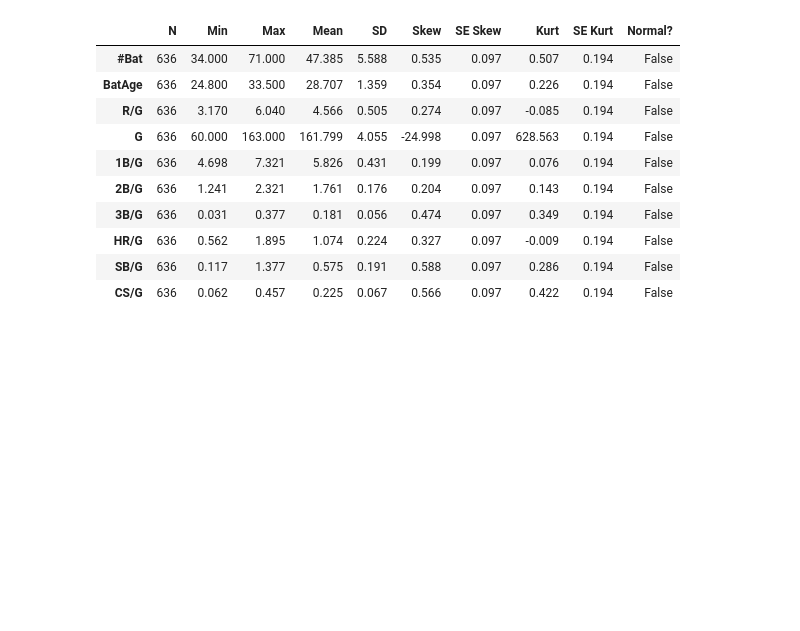
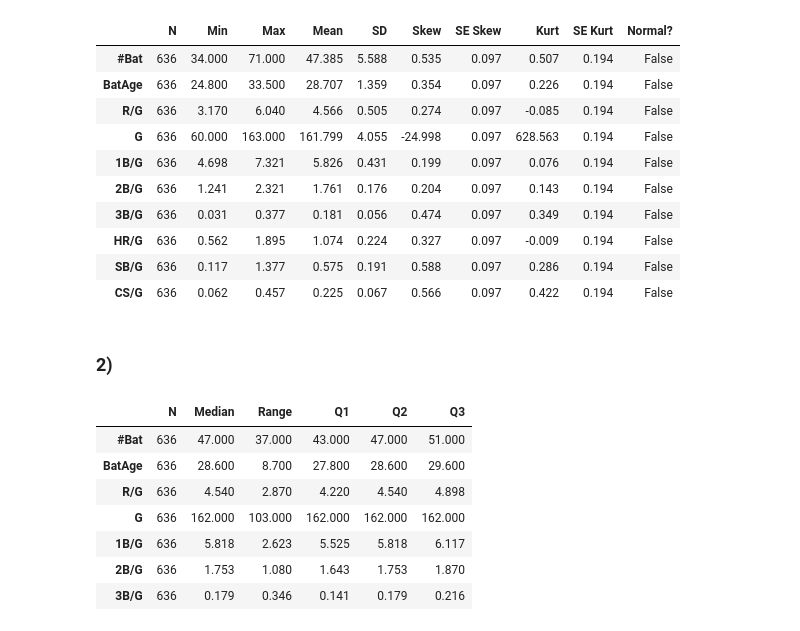
Before and after one commit to eltonneman/math4581_computer_lab, a Jupyter notebook: teamstats_report.ipynb, the cells around one changed output. Saved outputs shown, nothing was run; the diff lists cells and outputs as text; code cells hidden in the pictures; blank space fills up the shorter version.

```diff
--- a/teamstats_report.ipynb
+++ b/teamstats_report.ipynb
@@ -30,3 +31,22 @@ display(t.round(3))
 | HR/G | 636 | 0.562 | 1.895 | 1.074 | 0.224 | 0.327 | 0.097 | -0.009 | 0.194 | False |
 | SB/G | 636 | 0.117 | 1.377 | 0.575 | 0.191 | 0.588 | 0.097 | 0.286 | 0.194 | False |
 | CS/G | 636 | 0.062 | 0.457 | 0.225 | 0.067 | 0.566 | 0.097 | 0.422 | 0.194 | False |
+# %% [markdown]
+### 2)
+# %%
+# keep 7 variables only to match SPSS output
+s = d.iloc[:, :7]
+# median, range, and quartiles
+q = s.apply(lambda c: pd.Series(np.percentile(c.dropna(), [25, 50, 75], method="weibull"), index=[25, 50, 75]))
+t2 = pd.DataFrame({"N": s.count(), "Median": s.median(), "Range": s.max() - s.min(),
+    "Q1": q.loc[25], "Q2": q.loc[50], "Q3": q.loc[75]})
+display(t2.round(3))
+# %% [output]
+|  | N | Median | Range | Q1 | Q2 | Q3 |
+| #Bat | 636 | 47.000 | 37.000 | 43.000 | 47.000 | 51.000 |
+| BatAge | 636 | 28.600 | 8.700 | 27.800 | 28.600 | 29.600 |
+| R/G | 636 | 4.540 | 2.870 | 4.220 | 4.540 | 4.898 |
+| G | 636 | 162.000 | 103.000 | 162.000 | 162.000 | 162.000 |
+| 1B/G | 636 | 5.818 | 2.623 | 5.525 | 5.818 | 6.117 |
+| 2B/G | 636 | 1.753 | 1.080 | 1.643 | 1.753 | 1.870 |
+| 3B/G | 636 | 0.179 | 0.346 | 0.141 | 0.179 | 0.216 |
```
Also changed, not shown: parts of 9 cells of this notebook.
